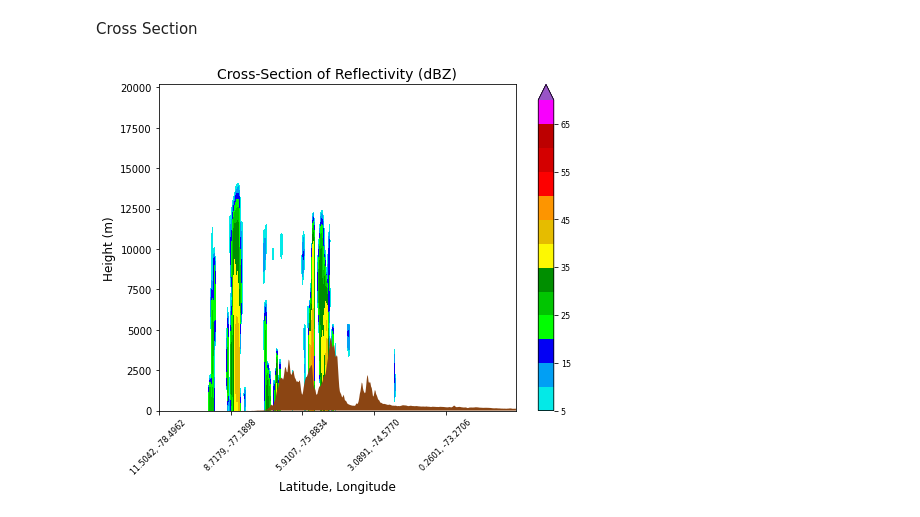
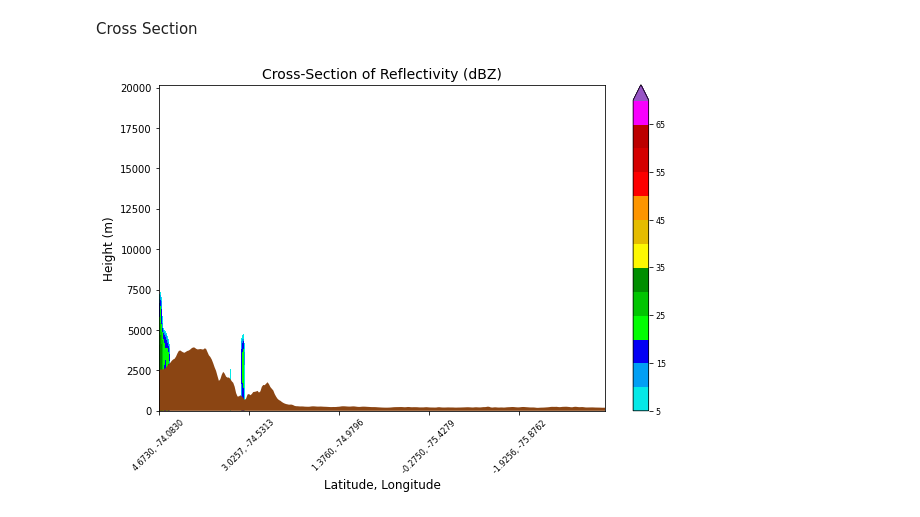
Before and after one commit to jpantojac/dMet, a Jupyter notebook: modelamiento/dMet_modelamiento.ipynb, the cells around one changed output. Drawn from its saved outputs; the diff is of its cells as text; code cells hidden in the pictures.

```diff
--- a/modelamiento/dMet_modelamiento.ipynb
+++ b/modelamiento/dMet_modelamiento.ipynb
@@ -135,8 +135,8 @@ from wrf import (getvar, to_np, get_cartopy, latlon_coords, vertcross,
 wrf_file = Dataset("/content/wrfout_d02_2022-10-13_00_00_00.nc")
 
 # Define the cross section start and end points
-cross_start = CoordPair(lat=11.5, lon=-78.5)
-cross_end = CoordPair(lat=-2.5, lon=-72)
+cross_start = CoordPair(lat=4.67, lon=-74.07)
+cross_end = CoordPair(lat=-3.5, lon=-76.3)
 
 # Get the WRF variables
 ht = getvar(wrf_file, "z", timeidx=-1)
@@ -190,7 +190,7 @@ lats, lons = latlon_coords(dbz)
 cart_proj = get_cartopy(dbz)
 
 # Create the figure
-fig = pyplot.figure(figsize=(8,6))
+fig = pyplot.figure(figsize=(10,6))
 ax_cross = pyplot.axes()
 
 dbz_levels = np.arange(5., 75., 5.)
@@ -220,31 +220,31 @@ dbz_contours = ax_cross.contourf(xs,
                                  norm=dbz_norm,
                                  extend="max")
 # Add the color bar
 cb_dbz = fig.colorbar(dbz_contours, ax=ax_cross)
 cb_dbz.ax.tick_params(labelsize=8)
 
 # Fill in the mountain area
 ht_fill = ax_cross.fill_between(xs, 0, to_np(ter_line),
                                 facecolor="saddlebrown")
 
 # Set the x-ticks to use latitude and longitude labels
 coord_pairs = to_np(dbz_cross.coords["xy_loc"])
 x_ticks = np.arange(coord_pairs.shape[0])
 x_labels = [pair.latlon_str() for pair in to_np(coord_pairs)]
 
 # Set the desired number of x ticks below
 num_ticks = 5
 thin = int((len(x_ticks) / num_ticks) + .5)
 ax_cross.set_xticks(x_ticks[::thin])
 ax_cross.set_xticklabels(x_labels[::thin], rotation=45, fontsize=8)
 
 # Set the x-axis and  y-axis labels
 ax_cross.set_xlabel("Latitude, Longitude", fontsize=12)
 ax_cross.set_ylabel("Height (m)", fontsize=12)
 
 # Add a title
 ax_cross.set_title("Cross-Section of Reflectivity (dBZ)", {"fontsize" : 14})
 
 pyplot.show()
 # %% [output]
-[figure, old version]
+[figure, new version]
```
